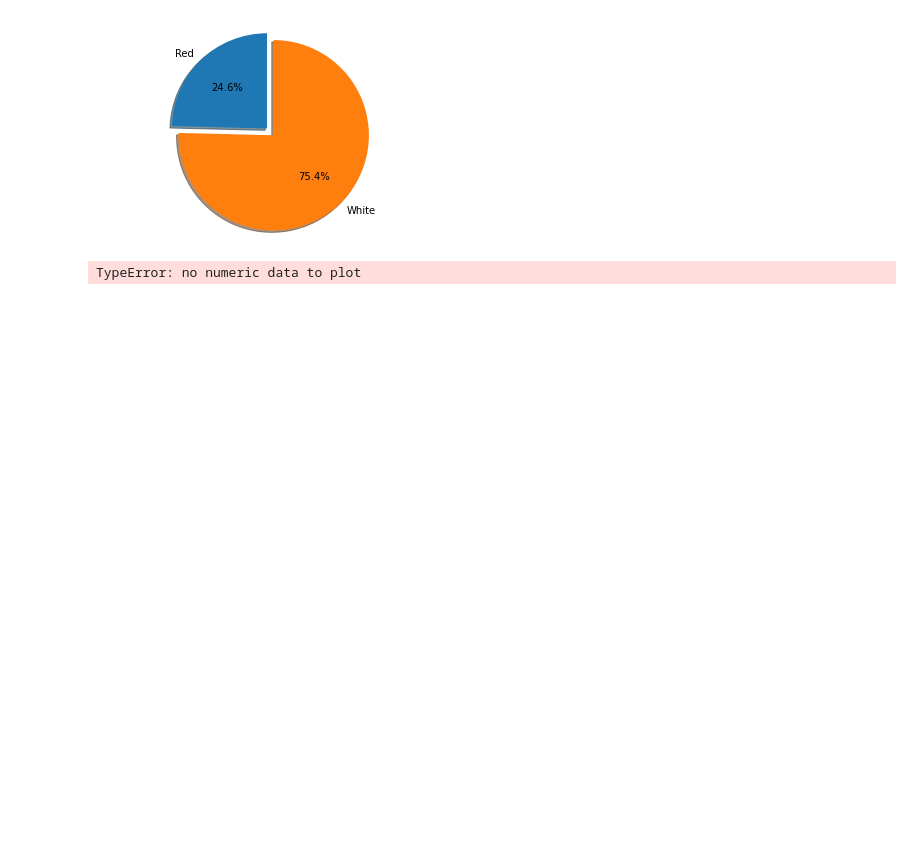
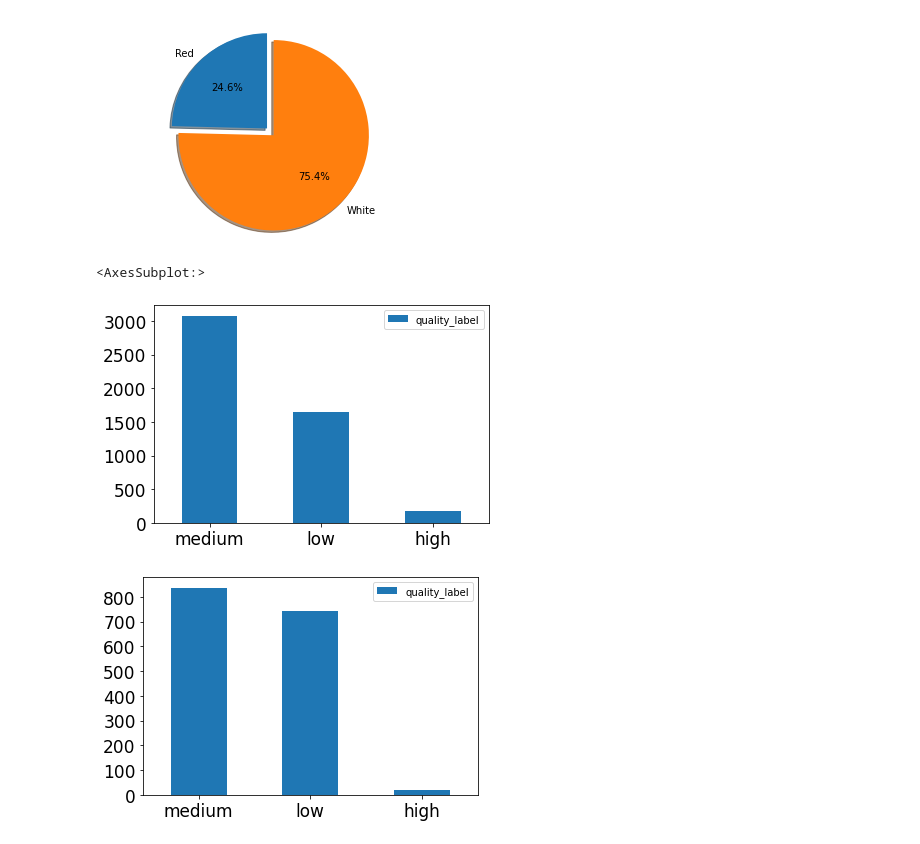
Before and after one commit to Jacopo-Spadon/Wine-not, a Jupyter notebook: Wine not data Wrangling.ipynb, the cells around one changed output. Saved outputs shown, nothing was run; the diff lists cells and outputs as text; code cells hidden in the pictures; blank space fills up the shorter version.

Commit message:
Plot compl

```diff
--- a/Wine not data Wrangling.ipynb
+++ b/Wine not data Wrangling.ipynb
@@ -107,12 +107,15 @@ red         1599
 # %%
 # Plot to show the distribution of qualities
 
 
 quality_red=pd.DataFrame(data=(red_df['quality_label'].value_counts()))
 quality_white=pd.DataFrame(data=(white_df['quality_label'].value_counts()))
 
-quality_white.plot.bar(x='quality_label')
+quality_white.plot(y="quality_label", kind="bar", rot=0, fontsize=17)
+quality_red.plot(y="quality_label", kind="bar", rot=0, fontsize=17)
 # %% [output]
-TypeError: no numeric data to plot
+<AxesSubplot:>
+[figure, added]
+[figure, added]
 # %%
 #%reset
```
